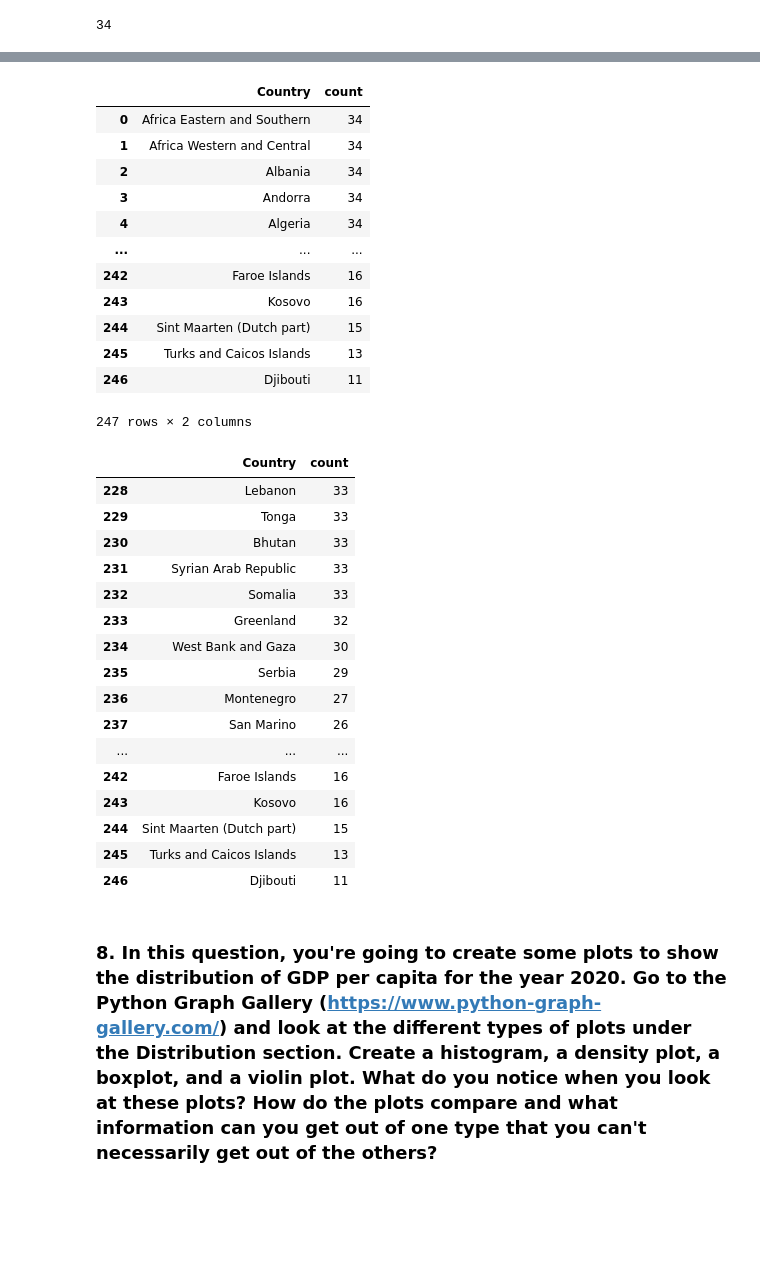
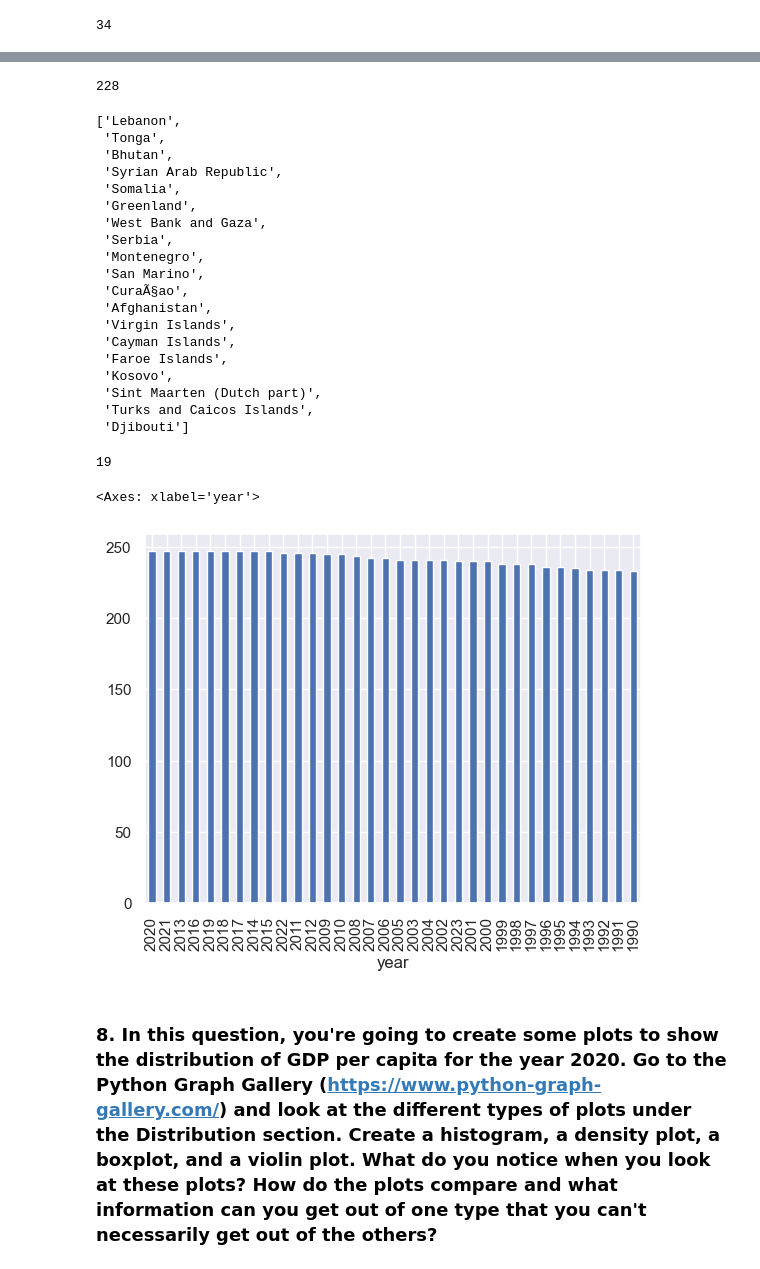
Before and after one commit to NSS-Full-Time-Data-Analytics-16/un-project-jyothigutiikonda, a Jupyter notebook: notebook/UN_Project.jyothi.ipynb, the cells around one changed output, grey strips where cells are left out. Cells and saved outputs as stored; diff of their text form; code cells hidden in the pictures; blank space fills up the shorter version.

```diff
--- a/notebook/UN_Project.jyothi.ipynb
+++ b/notebook/UN_Project.jyothi.ipynb
@@ -131,36 +112,36 @@ pandas.core.frame.DataFrame
-# %%
-year_count
-# %% [output]
-|  | Country | count |
-| 0 | Africa Eastern and Southern | 34 |
-| 1 | Africa Western and Central | 34 |
-| 2 | Albania | 34 |
-| 3 | Andorra | 34 |
-| 4 | Algeria | 34 |
-| ... | ... | ... |
-| 242 | Faroe Islands | 16 |
-| 243 | Kosovo | 16 |
-| 244 | Sint Maarten (Dutch part) | 15 |
-| 245 | Turks and Caicos Islands | 13 |
-| 246 | Djibouti | 11 |
-247 rows × 2 columns
+# %%
+len(country_count.loc[country_count.Count == GDP_per_Capita_df.year.nunique()])
+# %% [output]
+228
 # %%
-year_count.loc[year_count['count']<34]
+country_count.loc[country_count.Count != GDP_per_Capita_df.year.nunique()].Country.to_list()
 # %% [output]
-|  | Country | count |
-| 228 | Lebanon | 33 |
-| 229 | Tonga | 33 |
-| 230 | Bhutan | 33 |
-| 231 | Syrian Arab Republic | 33 |
-| 232 | Somalia | 33 |
-| 233 | Greenland | 32 |
-| 234 | West Bank and Gaza | 30 |
-| 235 | Serbia | 29 |
-| 236 | Montenegro | 27 |
-| 237 | San Marino | 26 |
-| ... | ... | ... |
-| 242 | Faroe Islands | 16 |
-| 243 | Kosovo | 16 |
-| 244 | Sint Maarten (Dutch part) | 15 |
-| 245 | Turks and Caicos Islands | 13 |
-| 246 | Djibouti | 11 |
+['Lebanon',
+ 'Tonga',
+ 'Bhutan',
+ 'Syrian Arab Republic',
+ 'Somalia',
+ 'Greenland',
+ 'West Bank and Gaza',
+ 'Serbia',
+ 'Montenegro',
+ 'San Marino',
+ 'CuraÃ§ao',
+ 'Afghanistan',
+ 'Virgin Islands',
+ 'Cayman Islands',
+ 'Faroe Islands',
+ 'Kosovo',
+ 'Sint Maarten (Dutch part)',
+ 'Turks and Caicos Islands',
+ 'Djibouti']
+# %%
+len(country_count.loc[country_count.Count != GDP_per_Capita_df.year.nunique()])
+# %% [output]
+19
+# %%
+GDP_per_Capita_df.year.value_counts().plot(kind = 'bar')
+## most recent has more measures than the older ones
+# %% [output]
+<Axes: xlabel='year'>
+[figure, added]
```
Also changed, not shown: parts of 79 cells of this notebook.
